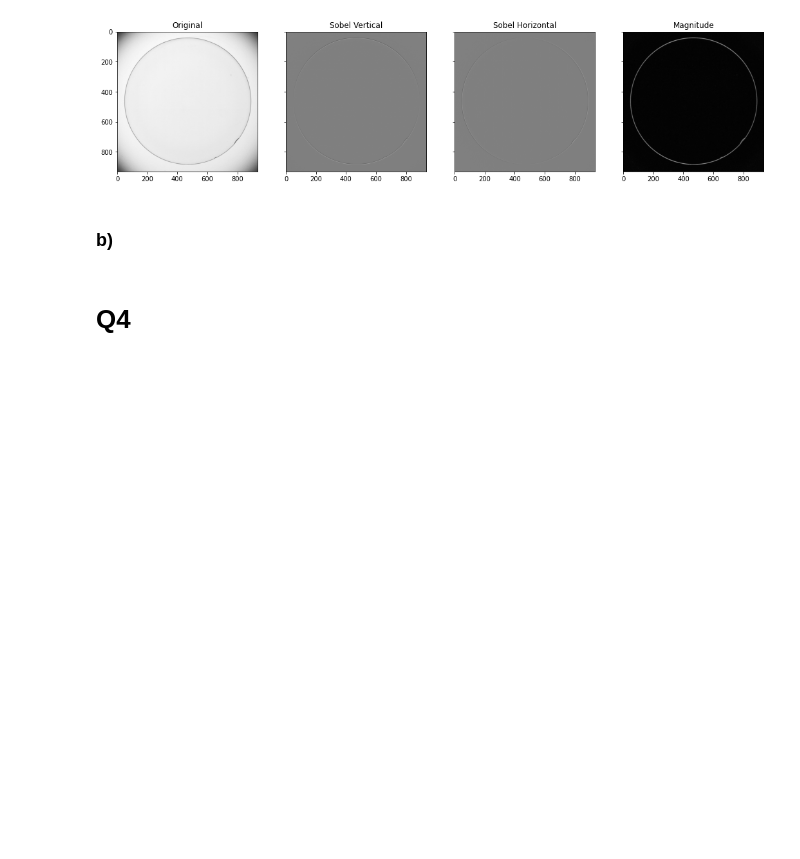
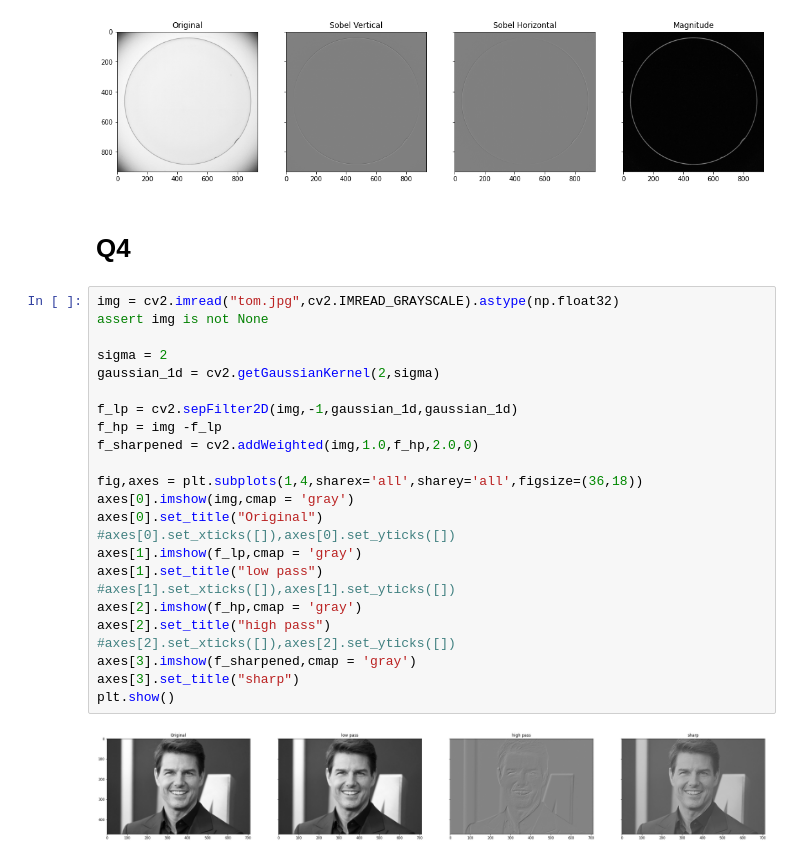
Before and after one commit to muditha11/ImageProcessingAndMachineVision, a Jupyter notebook: 3/3.ipynb, the cells around one changed output. Cells and saved outputs as stored; diff of their text form; blank space fills up the shorter version.

```diff
--- a/3/3.ipynb
+++ b/3/3.ipynb
@@ -69,7 +69,31 @@ axes[3].set_title("Magnitude")
 plt.show()
 # %% [output]
 [figure]
-# %% [markdown]
-### b)
 # %% [markdown]
 # Q4
+# %%
+img = cv2.imread("tom.jpg",cv2.IMREAD_GRAYSCALE).astype(np.float32)
+assert img is not None
+
+sigma = 2
+gaussian_1d = cv2.getGaussianKernel(2,sigma)
+
+f_lp = cv2.sepFilter2D(img,-1,gaussian_1d,gaussian_1d)
+f_hp = img -f_lp
+f_sharpened = cv2.addWeighted(img,1.0,f_hp,2.0,0)
+
+fig,axes = plt.subplots(1,4,sharex='all',sharey='all',figsize=(36,18))
+axes[0].imshow(img,cmap = 'gray')
+axes[0].set_title("Original")
+#axes[0].set_xticks([]),axes[0].set_yticks([])
+axes[1].imshow(f_lp,cmap = 'gray')
+axes[1].set_title("low pass")
+#axes[1].set_xticks([]),axes[1].set_yticks([])
+axes[2].imshow(f_hp,cmap = 'gray')
+axes[2].set_title("high pass")
+#axes[2].set_xticks([]),axes[2].set_yticks([])
+axes[3].imshow(f_sharpened,cmap = 'gray')
+axes[3].set_title("sharp")
+plt.show()
+# %% [output]
+[figure, added]
```
